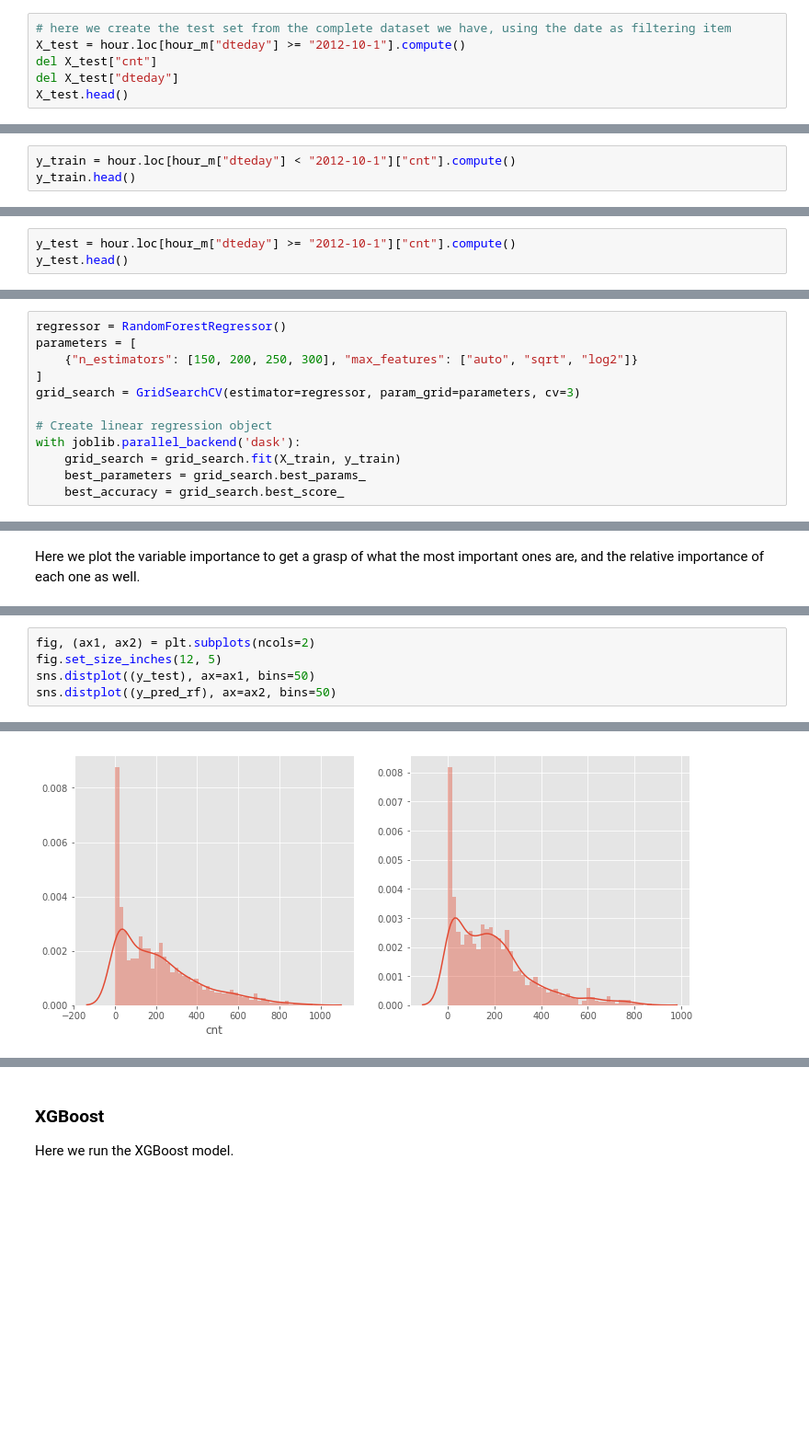
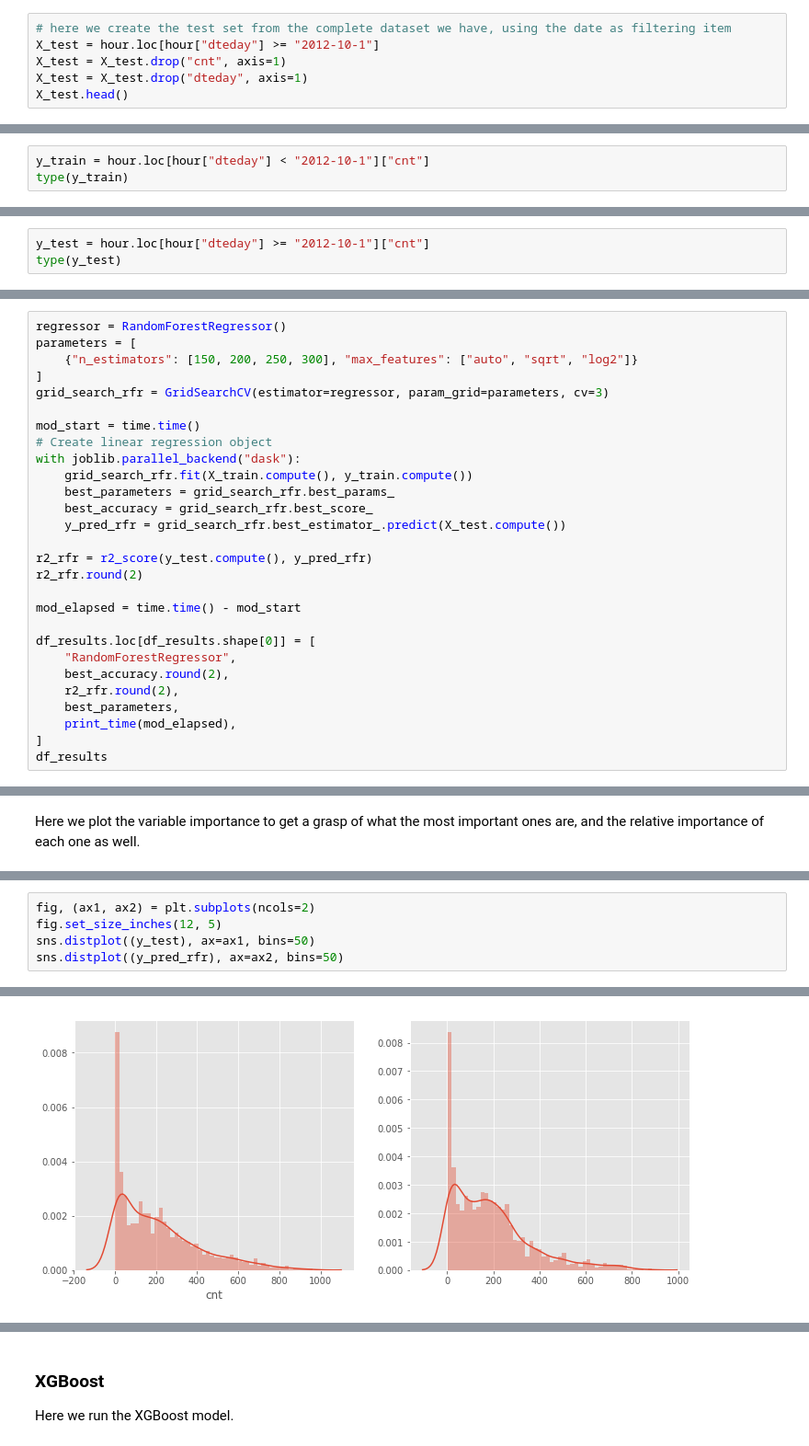
Before and after one commit to alancarton/bike_share_washington, a Jupyter notebook: Bike-Sharing.ipynb, the cells around one changed output, grey strips where cells are left out. Shown: that part at 92% size. Cells and saved outputs as stored; diff of their text form; blank space fills up the shorter version.

```diff
--- a/Bike-Sharing.ipynb
+++ b/Bike-Sharing.ipynb
@@ -326,7 +394,7 @@ X_train.head()
 # %%
 # here we create the test set from the complete dataset we have, using the date as filtering item
-X_test = hour.loc[hour_m["dteday"] >= "2012-10-1"].compute()
-del X_test["cnt"]
-del X_test["dteday"]
+X_test = hour.loc[hour["dteday"] >= "2012-10-1"]
+X_test = X_test.drop("cnt", axis=1)
+X_test = X_test.drop("dteday", axis=1)
 X_test.head()
 # %% [output]
@@ -340,4 +408,4 @@ X_test.head()
 # %%
-y_train = hour.loc[hour_m["dteday"] < "2012-10-1"]["cnt"].compute()
-y_train.head()
+y_train = hour.loc[hour["dteday"] < "2012-10-1"]["cnt"]
+type(y_train)
 # %% [output]
@@ -350,4 +413,4 @@ Name: cnt, dtype: int64
 # %%
-y_test = hour.loc[hour_m["dteday"] >= "2012-10-1"]["cnt"].compute()
-y_test.head()
+y_test = hour.loc[hour["dteday"] >= "2012-10-1"]["cnt"]
+type(y_test)
 # %% [output]
@@ -422,10 +518,26 @@ regressor = RandomForestRegressor()
 parameters = [
     {"n_estimators": [150, 200, 250, 300], "max_features": ["auto", "sqrt", "log2"]}
 ]
-grid_search = GridSearchCV(estimator=regressor, param_grid=parameters, cv=3)
+grid_search_rfr = GridSearchCV(estimator=regressor, param_grid=parameters, cv=3)
 
+mod_start = time.time()
 # Create linear regression object
-with joblib.parallel_backend('dask'):
-    grid_search = grid_search.fit(X_train, y_train)
-    best_parameters = grid_search.best_params_
-    best_accuracy = grid_search.best_score_
+with joblib.parallel_backend("dask"):
+    grid_search_rfr.fit(X_train.compute(), y_train.compute())
+    best_parameters = grid_search_rfr.best_params_
+    best_accuracy = grid_search_rfr.best_score_
+    y_pred_rfr = grid_search_rfr.best_estimator_.predict(X_test.compute())
+
+r2_rfr = r2_score(y_test.compute(), y_pred_rfr)
+r2_rfr.round(2)
+
+mod_elapsed = time.time() - mod_start
+
+df_results.loc[df_results.shape[0]] = [
+    "RandomForestRegressor",
+    best_accuracy.round(2),
+    r2_rfr.round(2),
+    best_parameters,
+    print_time(mod_elapsed),
+]
+df_results
@@ -479,9 +565,9 @@ plt.show()
 # %%
 fig, (ax1, ax2) = plt.subplots(ncols=2)
 fig.set_size_inches(12, 5)
 sns.distplot((y_test), ax=ax1, bins=50)
-sns.distplot((y_pred_rf), ax=ax2, bins=50)
+sns.distplot((y_pred_rfr), ax=ax2, bins=50)
 # %% [output]
 <matplotlib.axes._subplots.AxesSubplot at 0x...>
-[figure, old version]
+[figure, new version]
 # %%
```
Also changed, not shown: parts of 101 cells of this notebook, 1 other file.
